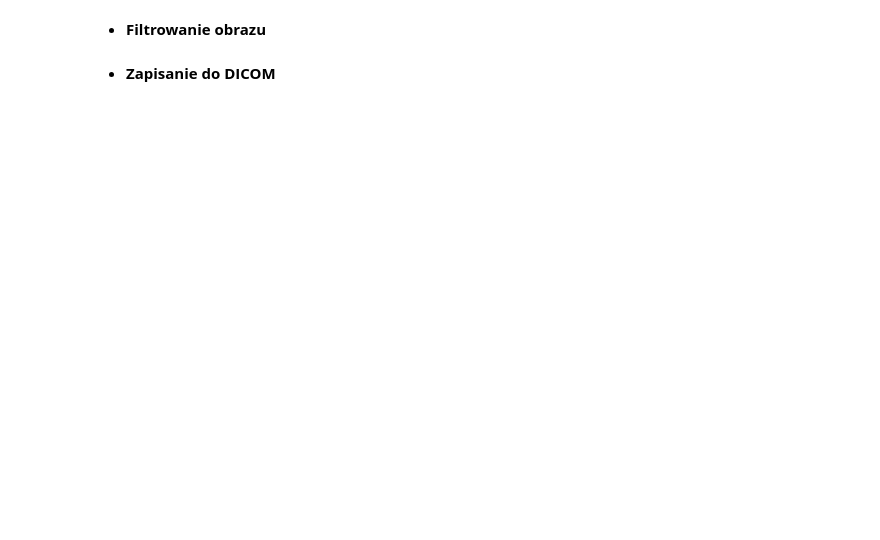
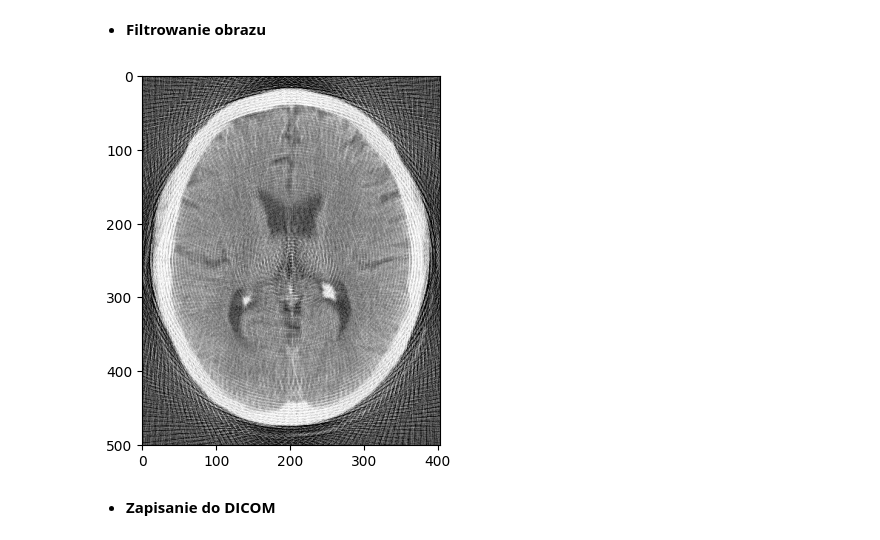
Before and after one commit to viatrix17/Symulacja-Tomografu, a Jupyter notebook: symulacja_tomografu.ipynb, the cells around one changed output. Cells and saved outputs as stored; diff of their text form; code cells hidden in the pictures; blank space fills up the shorter version.

Commit message:
Fixed radon and reverse radon

```diff
--- a/symulacja_tomografu.ipynb
+++ b/symulacja_tomografu.ipynb
@@ -69,6 +74,9 @@ SCAN_STEP=2
 sinogram_interactive = []
 result_interactive = []
 iteration_rmse = []
+# %%
+def bresenham(x0, y0, x1, y1):
+    return skimage_line(int(x0), int(y0), int(x1), int(y1))
 # %%
 #import sys
 #!{sys.executable} -m pip install -U scikit-image
@@ -233,10 +309,3 @@ def reverse_radon(image, sinogram, m1, m2, angle=ANGLE, receptor_step=RECEPTOR_S
             iteration_rmse.append((i,error))
 
     return result
-# %%
-def filter_image(reconstruction):
-    filtered_image = reconstruction.astype(float).copy()
-    for i in range(filtered_image.shape[0]):
-        for j in range(filtered_image.shape[1]):
-            filtered_image[i][j] = min(max(0,filtered_image[i][j]),255)
-    return filtered_image
@@ -243,3 +354,12 @@ def filter_image(reconstruction):
+# %%
+from skimage import exposure
+
+def filter_image(reconstruction):
+    p5, p98 = np.percentile(reconstruction, (2, 98))
+
+    filtered_image = exposure.rescale_intensity(reconstruction, in_range=(p5, p98), out_range=(0, 255))
+
+    return filtered_image.astype(np.uint8)
 # %% [markdown]
 ### Obsługa plików DICOM
 # %%
@@ -320,8 +446,7 @@ img
 # %% [markdown]
 * **Sinogram:**
 # %%
-image = np.array(img)
-sinogram = custom_radon(image, interactive=sinogram_interaction, RECEPTOR_STEP=receptor_step, ANGLE_RANGE=angle_range, ANGLE=angle, SCAN_STEP=scan_step)
+sinogram = custom_radon(image, interactive=sinogram_interaction, receptor_step=receptor_step, angle=angle, scan_step=scan_step)
 # %%
 if not sinogram_interaction:
     plt.imshow(sinogram,cmap=plt.cm.Greys_r)
@@ -342,14 +475,24 @@ else:
 - **Filtrowanie obrazu**
 # %%
 if filtered:
+    kernel = get_kernel(angle_range/receptor_step)
     filtered_sinogram = filter_sinogram(sinogram, kernel)
-    filtered_output = filter_image(reverse_radon(image, filtered_sinogram, image.shape[0], image.shape[1]))
-    # if filtered_interaction:
-    #     interactive_plot(result_interactive, width=3, height=3.75, result=True, v_min=0, v_max=np.max(filtered_output))
-    # else:
-    plt.imshow(filtered_output, cmap=plt.cm.Greys_r, vmin=0)
+    filtered_output = filter_image(
+        reverse_radon(
+        sinogram=filtered_sinogram,
+        m1=image.shape[0],
+        m2=image.shape[1],
+        angle=angle,
+        scan_step=scan_step
+        ))
+    if filtered_interaction:
+        interactive_plot(result_interactive, width=3, height=3.75, result=True, v_min=0, v_max=np.max(filtered_output))
+    else:
+        plt.imshow(filtered_output, cmap=plt.cm.Greys_r, vmin=0)
 else:
     print("Filtr nie został zastosowany.")
+# %% [output]
+[figure, added]
 # %% [markdown]
 - **Zapisanie do DICOM**
 # %%
```
Also changed, not shown: parts of 25 cells of this notebook, 1 other file.
